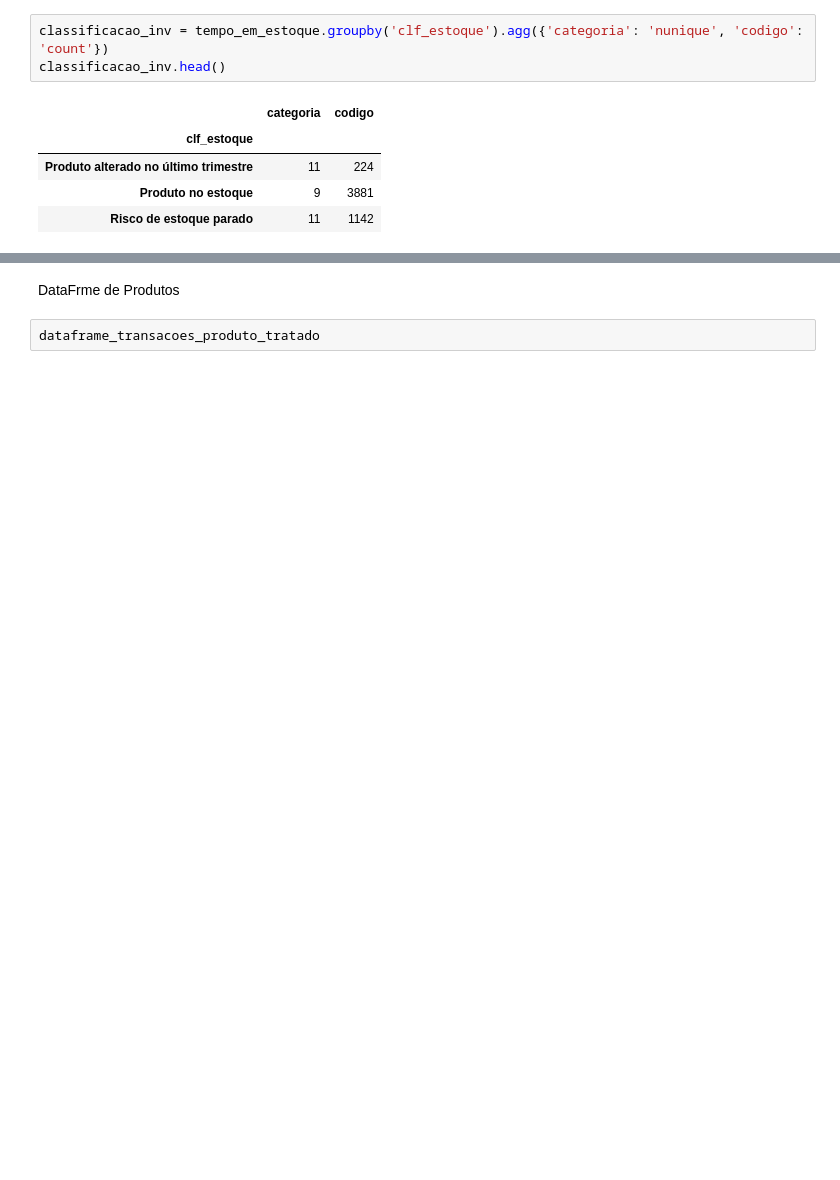
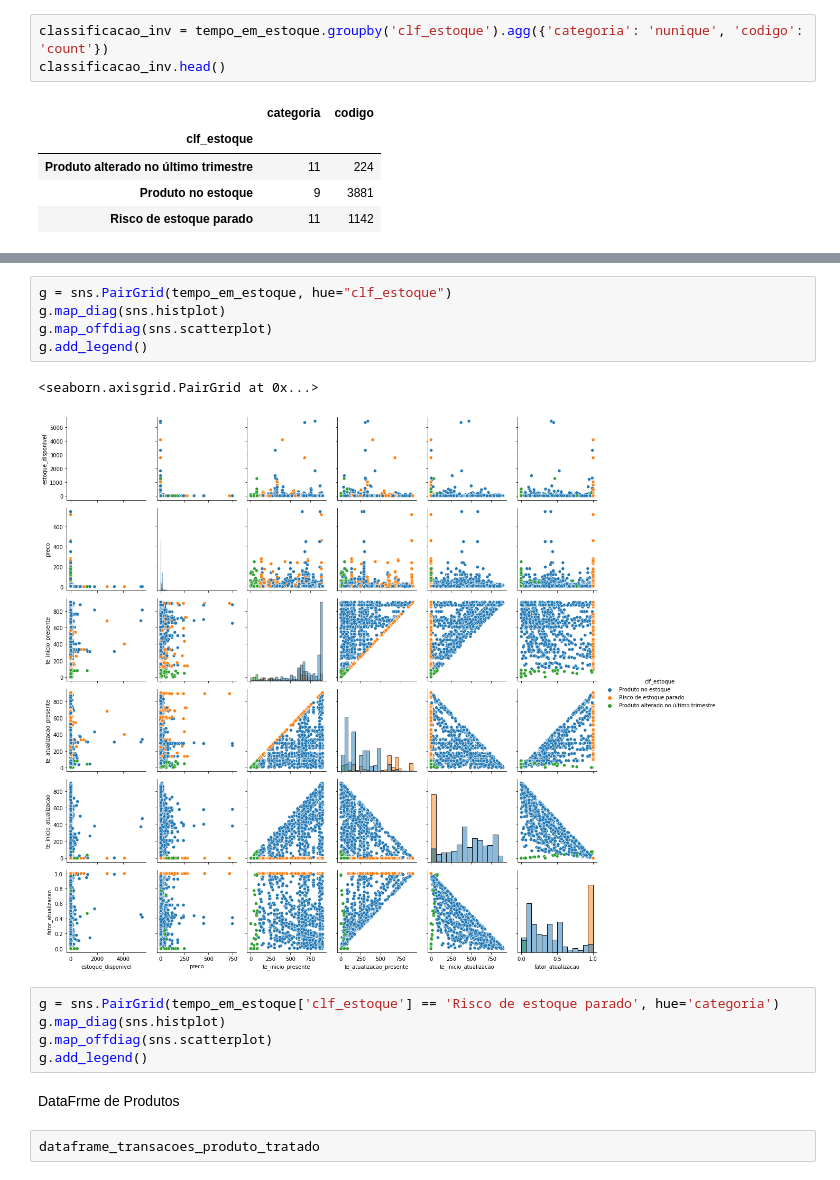
Before and after one commit to donbigode/Timeseries-prediction-model, a Jupyter notebook: Analysis/EDA.ipynb, the cells around one changed output, grey strips where cells are left out. Saved outputs shown, nothing was run; the diff lists cells and outputs as text; blank space fills up the shorter version.

```diff
--- a/Analysis/EDA.ipynb
+++ b/Analysis/EDA.ipynb
@@ -666,3 +868,16 @@ classificacao_inv.plot(kind='bar', title='Classificação de produtos por estoqu
+# %%
+g = sns.PairGrid(tempo_em_estoque, hue="clf_estoque")
+g.map_diag(sns.histplot)
+g.map_offdiag(sns.scatterplot)
+g.add_legend()
+# %% [output]
+<seaborn.axisgrid.PairGrid at 0x...>
+[figure, added]
+# %%
+g = sns.PairGrid(tempo_em_estoque['clf_estoque'] == 'Risco de estoque parado', hue='categoria')
+g.map_diag(sns.histplot)
+g.map_offdiag(sns.scatterplot)
+g.add_legend()
 # %% [markdown]
 DataFrme de Produtos
 # %%
```
Also changed, not shown: parts of 33 cells of this notebook, 1 other file.
